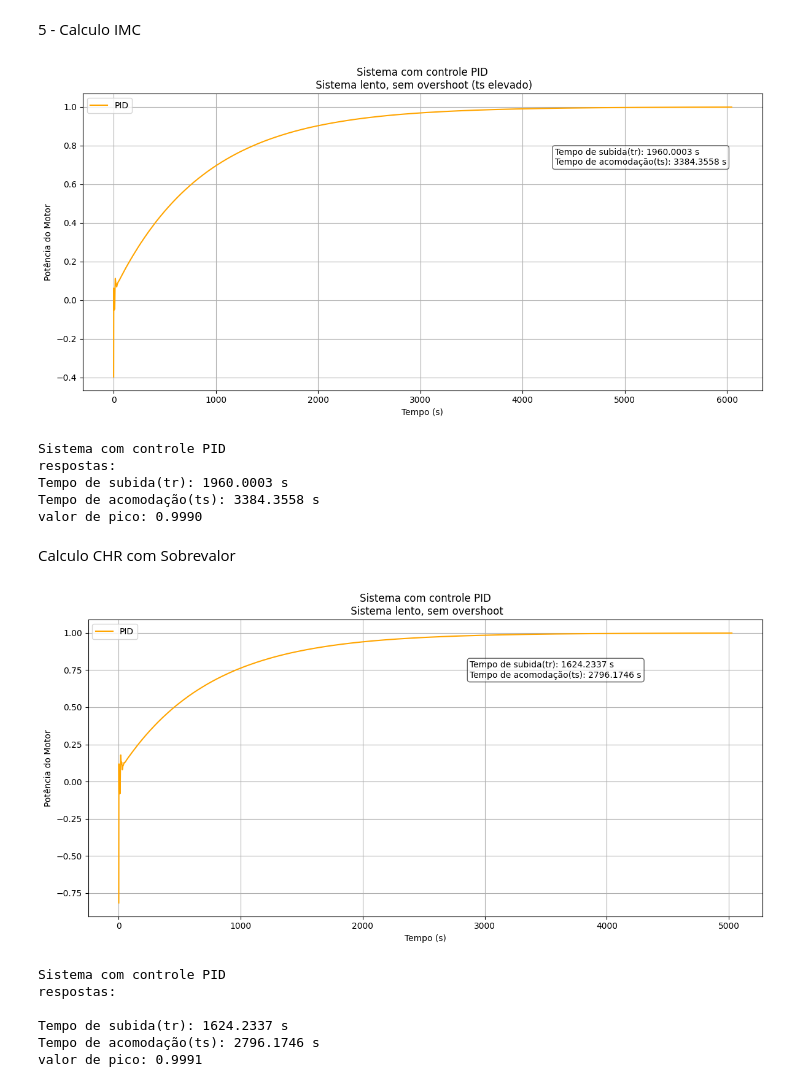
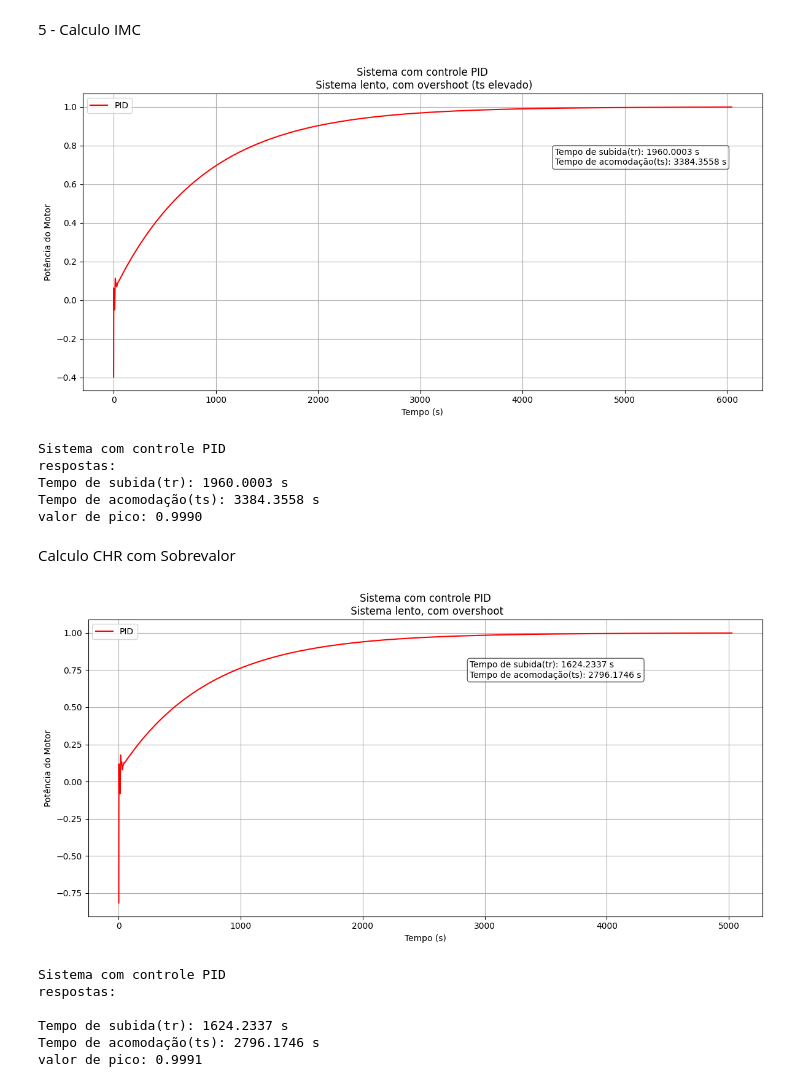
Before and after one commit to bsmvictor/Sistemas-Embarcados, a Jupyter notebook: Projeto_pratico/Smith.ipynb, the cells around one changed output. Cells and saved outputs as stored; diff of their text form; code cells hidden in the pictures.

```diff
--- a/Projeto_pratico/Smith.ipynb
+++ b/Projeto_pratico/Smith.ipynb
@@ -610,38 +610,38 @@ t_sim, y_modelo = ctrl.step_response(sistema_em_malha_fechada)
 
 # 9. Visualização dos Resultados
 plt.figure(figsize=(12, 6))
-plt.plot(t_sim, y_modelo, 'orange', label='PID')
-plt.title('Sistema com controle PID\n Sistema lento, sem overshoot (ts elevado)')
+plt.plot(t_sim, y_modelo, 'red', label='PID')
+plt.title('Sistema com controle PID\n Sistema lento, com overshoot (ts elevado)')
 plt.xlabel('Tempo (s)')
 plt.ylabel('Potência do Motor')
 plt.legend()
 plt.grid()
 plt.tight_layout()
 
 info = ctrl.step_info(sistema_em_malha_fechada)
 
 # Adicionando os parâmetros identificados no gráfico em uma caixa delimitada
 props = dict(boxstyle='round', facecolor='white', alpha=0.6)  # Estilo da caixa
 
 textstr = '\n'.join((
     f'Tempo de subida(tr): {info['RiseTime']:.4f} s',
     f'Tempo de acomodação(ts): {info['SettlingTime']:.4f} s'))
 
 # Posicionar a caixa com os resultados no gráfico
 plt.text(tempo[-1] * 6, 0.7, textstr, fontsize=10, bbox=props)
 
 plt.show()
 
 # Exibir os resultados
 print(f'Sistema com controle PID')
 print(f'respostas:')
 
 info = ctrl.step_info(sistema_em_malha_fechada)
 print(f"Tempo de subida(tr): {info['RiseTime']:.4f} s")
 print(f"Tempo de acomodação(ts): {info['SettlingTime']:.4f} s")
 print(f"valor de pico: {info['Peak']:.4f}")
 # %% [output]
-[figure, old version]
+[figure, new version]
 Sistema com controle PID
 respostas:
 Tempo de subida(tr): 1960.0003 s
@@ -714,8 +714,8 @@ t_sim, y_modelo = ctrl.step_response(sistema_em_malha_fechada)
 
 # 9. Visualização dos Resultados
 plt.figure(figsize=(12, 6))
-plt.plot(t_sim, y_modelo, 'orange', label='PID')
-plt.title('Sistema com controle PID\n Sistema lento, sem overshoot')
+plt.plot(t_sim, y_modelo, 'red', label='PID')
+plt.title('Sistema com controle PID\n Sistema lento, com overshoot')
 plt.xlabel('Tempo (s)')
 plt.ylabel('Potência do Motor')
 plt.legend()
@@ -745,7 +745,7 @@ print(f"Tempo de subida(tr): {info['RiseTime']:.4f} s")
 print(f"Tempo de acomodação(ts): {info['SettlingTime']:.4f} s")
 print(f"valor de pico: {info['Peak']:.4f}\n")
 # %% [output]
-[figure, old version]
+[figure, new version]
 Sistema com controle PID
 respostas:
 
```
Also changed, not shown: parts of 1 cell of this notebook.
